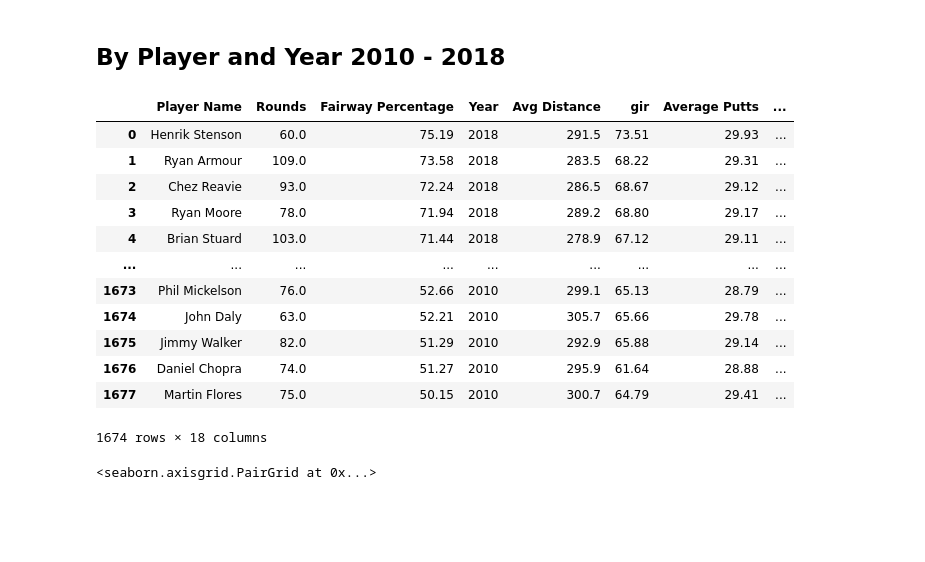
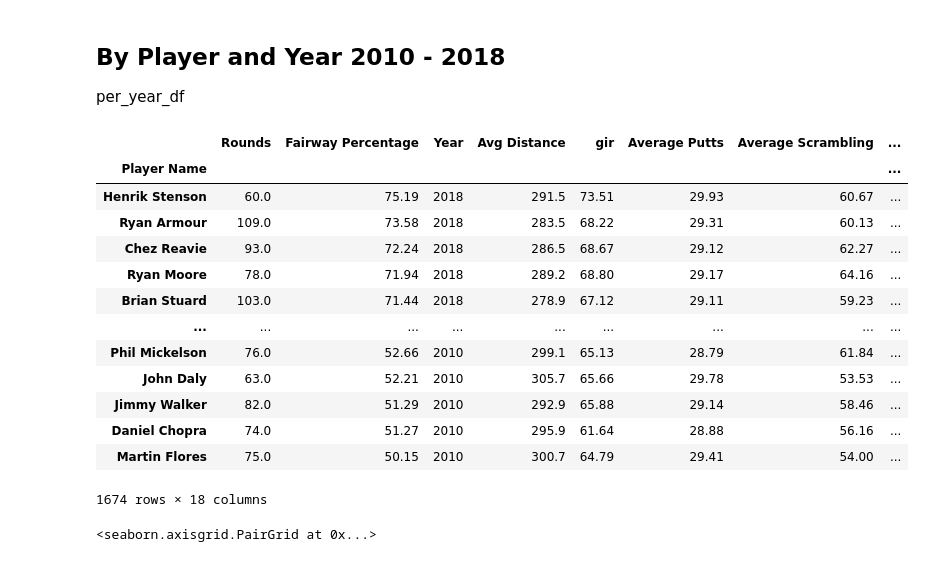
Before and after one commit to michaelmoschitto/golf-success-predictor, a Jupyter notebook: models/LinearTree.ipynb, the cells around one changed output. Drawn from its saved outputs; the diff is of its cells as text; code cells hidden in the pictures; blank space fills up the shorter version.

Commit message:
cleaned up ways to run linear tree on different dataframes

```diff
--- a/models/LinearTree.ipynb
+++ b/models/LinearTree.ipynb
@@ -8,28 +15,33 @@ import seaborn as sns
 # %% [markdown]
 ## By Player and Year 2010 - 2018
+per_year_df
 # %%
 per_year_df = pd.read_csv("../data/pgaTourData.csv")
 
 # no points means no scores
 per_year_df = per_year_df.dropna(subset=["Points", "Average Score"])
 
 # commas to floats
 per_year_df["Points"] = per_year_df["Points"].str.replace(',', '').astype(float)
+per_year_df["Money"] = per_year_df["Money"].str.replace(',', '').str.replace("$", "").astype(float)
+per_year_df["Rounds / Win"] = per_year_df["Rounds"] / per_year_df["Wins"]
+per_year_df = per_year_df.set_index("Player Name")
 per_year_df = per_year_df.fillna(0)
 per_year_df
 # %% [output]
-|  | Player Name | Rounds | Fairway Percentage | Year | Avg Distance | gir | Average Putts | ... |
-| 0 | Henrik Stenson | 60.0 | 75.19 | 2018 | 291.5 | 73.51 | 29.93 | ... |
-| 1 | Ryan Armour | 109.0 | 73.58 | 2018 | 283.5 | 68.22 | 29.31 | ... |
-| 2 | Chez Reavie | 93.0 | 72.24 | 2018 | 286.5 | 68.67 | 29.12 | ... |
-| 3 | Ryan Moore | 78.0 | 71.94 | 2018 | 289.2 | 68.80 | 29.17 | ... |
-| 4 | Brian Stuard | 103.0 | 71.44 | 2018 | 278.9 | 67.12 | 29.11 | ... |
+|  | Rounds | Fairway Percentage | Year | Avg Distance | gir | Average Putts | Average Scrambling | ... |
+| Player Name |  |  |  |  |  |  |  | ... |
+| Henrik Stenson | 60.0 | 75.19 | 2018 | 291.5 | 73.51 | 29.93 | 60.67 | ... |
+| Ryan Armour | 109.0 | 73.58 | 2018 | 283.5 | 68.22 | 29.31 | 60.13 | ... |
+| Chez Reavie | 93.0 | 72.24 | 2018 | 286.5 | 68.67 | 29.12 | 62.27 | ... |
+| Ryan Moore | 78.0 | 71.94 | 2018 | 289.2 | 68.80 | 29.17 | 64.16 | ... |
+| Brian Stuard | 103.0 | 71.44 | 2018 | 278.9 | 67.12 | 29.11 | 59.23 | ... |
 | ... | ... | ... | ... | ... | ... | ... | ... | ... |
-| 1673 | Phil Mickelson | 76.0 | 52.66 | 2010 | 299.1 | 65.13 | 28.79 | ... |
-| 1674 | John Daly | 63.0 | 52.21 | 2010 | 305.7 | 65.66 | 29.78 | ... |
-| 1675 | Jimmy Walker | 82.0 | 51.29 | 2010 | 292.9 | 65.88 | 29.14 | ... |
-| 1676 | Daniel Chopra | 74.0 | 51.27 | 2010 | 295.9 | 61.64 | 28.88 | ... |
-| 1677 | Martin Flores | 75.0 | 50.15 | 2010 | 300.7 | 64.79 | 29.41 | ... |
+| Phil Mickelson | 76.0 | 52.66 | 2010 | 299.1 | 65.13 | 28.79 | 61.84 | ... |
+| John Daly | 63.0 | 52.21 | 2010 | 305.7 | 65.66 | 29.78 | 53.53 | ... |
+| Jimmy Walker | 82.0 | 51.29 | 2010 | 292.9 | 65.88 | 29.14 | 58.46 | ... |
+| Daniel Chopra | 74.0 | 51.27 | 2010 | 295.9 | 61.64 | 28.88 | 56.16 | ... |
+| Martin Flores | 75.0 | 50.15 | 2010 | 300.7 | 64.79 | 29.41 | 54.00 | ... |
 1674 rows × 18 columns
 # %%
 df_to_plot = per_year_df.drop(columns=["Rounds", "Average Scrambling", "Money", "Average Score"])
```
Also changed, not shown: parts of 26 cells of this notebook.
